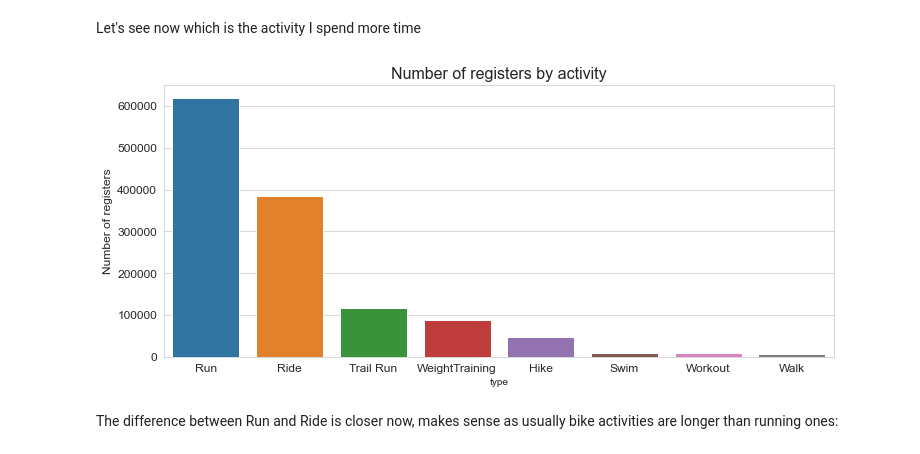
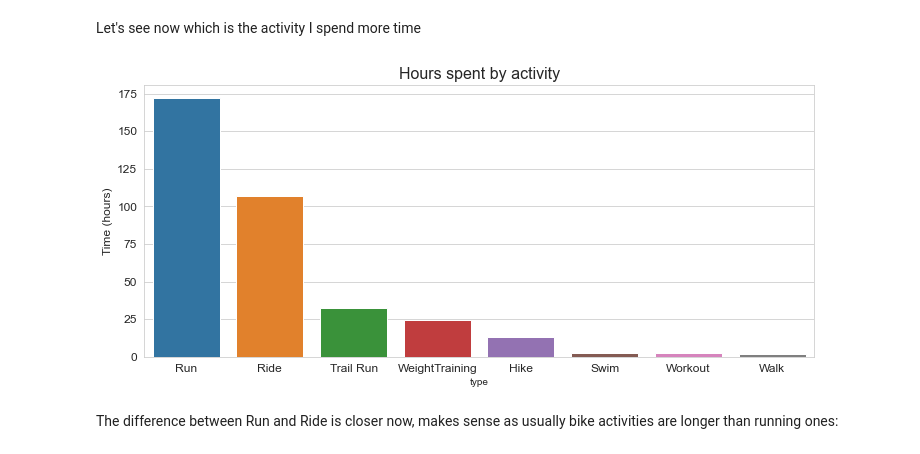
Before and after one commit to carcligu/EDA_Strava, a Jupyter notebook: EDA_Strava.ipynb, the cells around one changed output. Drawn from its saved outputs; the diff is of its cells as text; code cells hidden in the pictures.

Commit message:
Images added

```diff
--- a/EDA_Strava.ipynb
+++ b/EDA_Strava.ipynb
@@ -7,3 +8,6 @@ import datetime
 
 pd.set_option('max.columns', None)
 sns.set_style("whitegrid")
+# %%
+FIGURES_PATH = os.getcwd() + '/Figures/'
+FIGURES_PATH
@@ -220,16 +227,17 @@ Walk                3
 Name: type, dtype: int64
 # %%
 #I will plot the same kind of results in more occasions
-def plot_value_counts(agg, title, ylabel, color_=None):
+def plot_value_counts(agg, title, ylabel, color_=None, name='image.png'):
     plt.figure(figsize=(12,5))
     sns.barplot(x=agg.index, y=agg.values, color=color_)
     plt.title(title, fontsize=16)
     plt.ylabel(ylabel, fontsize=12)
     plt.yticks(fontsize=12)
     plt.xticks(fontsize=12)
+    plt.savefig(FIGURES_PATH + name)
     plt.show()
 
-plot_value_counts(agg, title='Number of registers by activity', ylabel='Number of registers')
+plot_value_counts(agg, title='Number of registers by activity', ylabel='Number of registers', name='registers_by_activity.png')
 # %% [output]
 [figure]
 # %% [markdown]
@@ -241,10 +249,11 @@ Let's see now which is the activity I spend more time
 # %%
 agg = pd.pivot_table(data = df, index='type',
                      aggfunc='sum', values='moving_time').sort_values('moving_time', ascending = False)
+agg['moving_time'] = agg['moving_time']/3600
 # %%
-plot_value_counts(agg.iloc[:,0], title='Number of registers by activity', ylabel='Number of registers')
+plot_value_counts(agg.iloc[:,0], title='Hours spent by activity', ylabel='Time (hours)', name='time_by_activity.png')
 # %% [output]
-[figure, old version]
+[figure, new version]
 # %% [markdown]
 The difference between Run and Ride is closer now, makes sense as usually bike activities are longer than running ones:
 # %%
```
Also changed, not shown: parts of 8 cells of this notebook, 9 other files.
